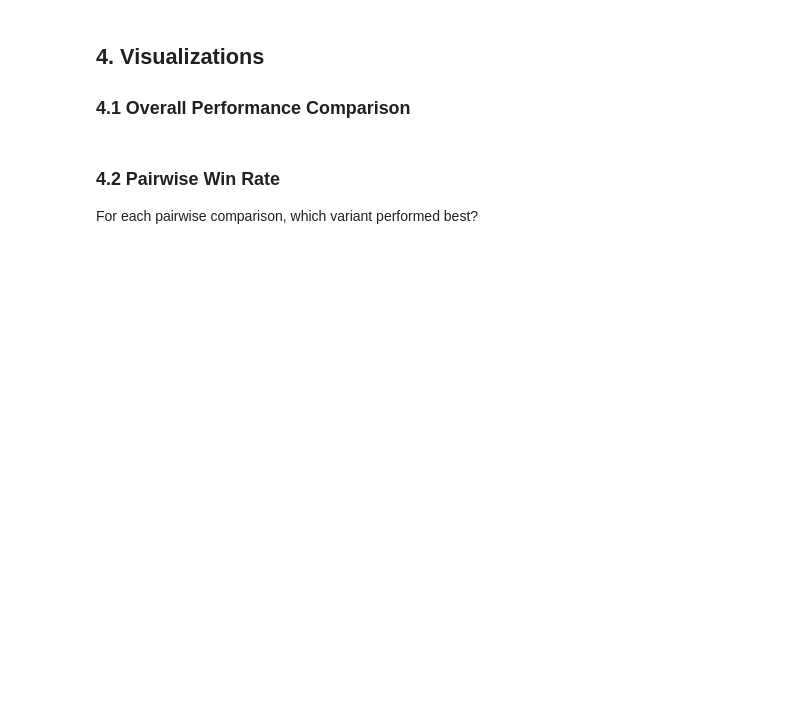
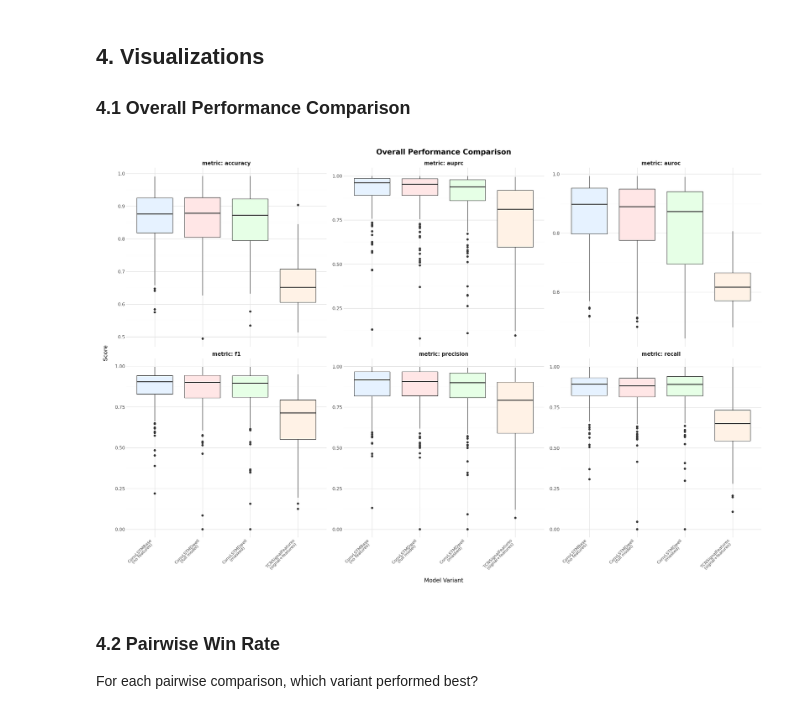
Before and after one commit to rnabioco/leech, a Jupyter notebook: notebooks/tRNA_optimization_results.ipynb, the cells around one changed output. Saved outputs shown, nothing was run; the diff lists cells and outputs as text; code cells hidden in the pictures; blank space fills up the shorter version.

```diff
--- a/notebooks/tRNA_optimization_results.ipynb
+++ b/notebooks/tRNA_optimization_results.ipynb
@@ -20,17 +20,14 @@ import json
 import warnings
 from pathlib import Path
 
-import matplotlib.pyplot as plt
 import numpy as np
 import pandas as pd
-import seaborn as sns
+from plotnine import *
 
 warnings.filterwarnings('ignore')
 
-# Set style
-sns.set_style('whitegrid')
-plt.rcParams['figure.figsize'] = (12, 6)
-plt.rcParams['font.size'] = 10
+# Set plotnine theme
+theme_set(theme_minimal() + theme(figure_size=(12, 6)))
 # %% [markdown]
 ## 1. Data Loading
 
@@ -202,3 +224,31 @@ print("Saved: notebooks/trna_opt_overall_performance.png")
+# %%
+# Create box plots for each metric
+# Reshape data for plotnine
+plot_data = df_results.melt(
+    id_vars=['pair', 'variant'],
+    value_vars=METRICS,
+    var_name='metric',
+    value_name='score'
+)
+plot_data['variant_label'] = plot_data['variant'].map(VARIANT_LABELS)
+
+# Create faceted boxplot
+(
+    ggplot(plot_data, aes(x='variant_label', y='score', fill='variant'))
+    + geom_boxplot(show_legend=False)
+    + facet_wrap('~metric', scales='free_y', ncol=3, labeller='label_both')
+    + scale_fill_manual(values=['#e6f2ff', '#ffe6e6', '#e6ffe6', '#fff2e6'])
+    + labs(x='Model Variant', y='Score', title='Overall Performance Comparison')
+    + theme_minimal()
+    + theme(
+        figure_size=(18, 12),
+        axis_text_x=element_text(angle=45, hjust=1, size=8),
+        strip_text=element_text(size=10, weight='bold'),
+        plot_title=element_text(size=14, weight='bold')
+    )
+).show()
+# %% [output]
+[figure, added]
 # %% [markdown]
 ### 4.2 Pairwise Win Rate
 
```
Also changed, not shown: parts of 25 cells of this notebook.
